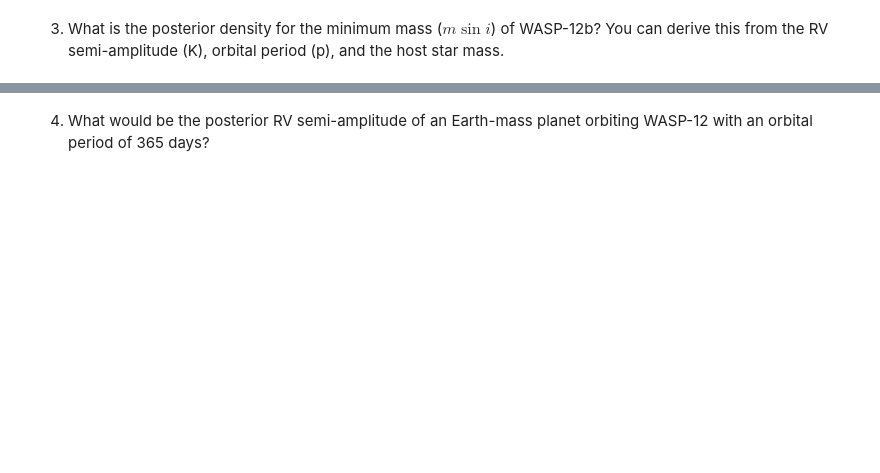
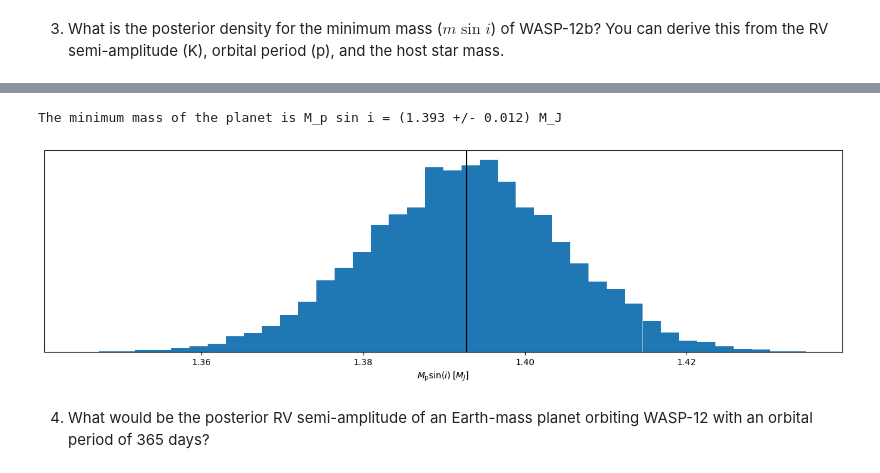
Before and after one commit to pedrogb2002/ull_exoexo_2425, a Jupyter notebook: 01_rv_analysis.ipynb, the cells around one changed output, grey strips where cells are left out. Drawn from its saved outputs; the diff is of its cells as text; code cells hidden in the pictures; blank space fills up the shorter version.

```diff
--- a/01_rv_analysis.ipynb
+++ b/01_rv_analysis.ipynb
@@ -290,2 +353,24 @@ corner(df.values, labels=df.columns);
+# %%
+G=6.67e-11 # Gravitational constant [N·m^2/kg^2]
+P=(df.p_1)*24*3600 # Orbital period [s] (originally given in days but has just been transformed)
+K=df.rv_k_1 # RV semi-amplitude [m/s]
+e=eccentricity # Eccentricity
+Msun=1.99e30 # Solar mass [kg]
+MJ=1.898e27 # Jupiter mass [kg]
+Mstar=1.4*Msun # We set the star's mass (Yee et al. - 2020)
+
+Mpmin=K*(P/(2*pi*G))**(1/3)*(Mstar)**(2/3)*(1-e**2)**(1/2) # We define Mpmin as the formula says
+fig, ax = subplots() # And we plot the histogram
+ax.hist(Mpmin/MJ, bins=40)
+ax.axvline(median(Mpmin/MJ), c='k')
+setp(ax, xlabel=r'$M_\mathrm{p} \sin (i)\:[M_J]$', yticks=[])
+fig.tight_layout()
+
+Mpsini=median(Mpmin)
+Mpsini_err=std(Mpmin)
+print(f'The minimum mass of the planet is M_p sin i = ({Mpsini/MJ:.3f} +/- {Mpsini_err/MJ:.3f}) M_J') # And we print our result
+# %% [output]
+The minimum mass of the planet is M_p sin i = (1.393 +/- 0.012) M_J
+[figure, added]
 # %% [markdown]
 4. What would be the posterior RV semi-amplitude of an Earth-mass planet orbiting WASP-12 with an orbital period of 365 days?
```
Also changed, not shown: parts of 16 cells of this notebook, 1 other file.
